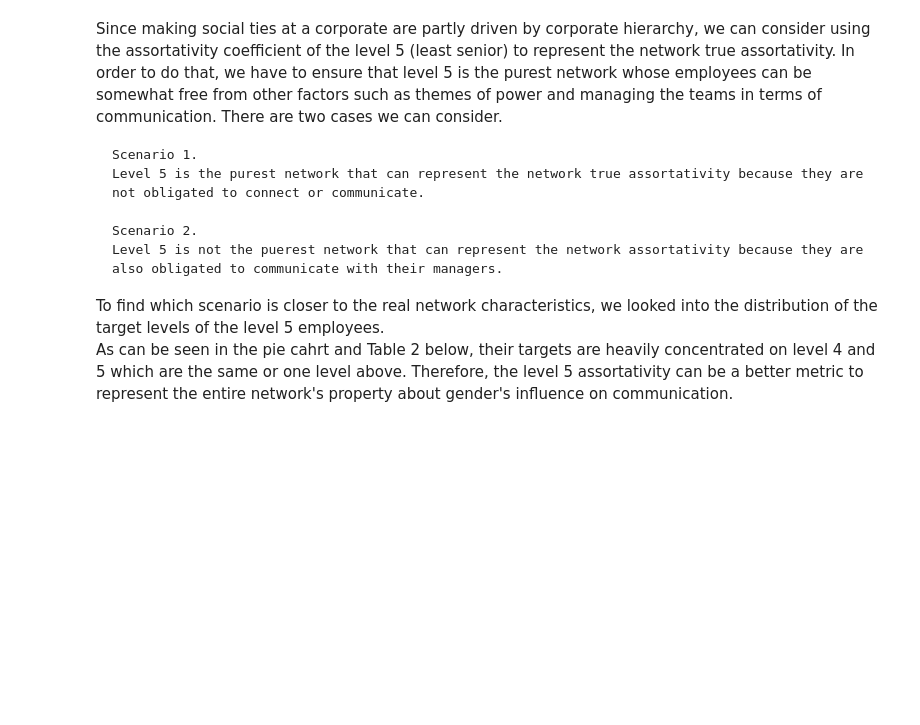
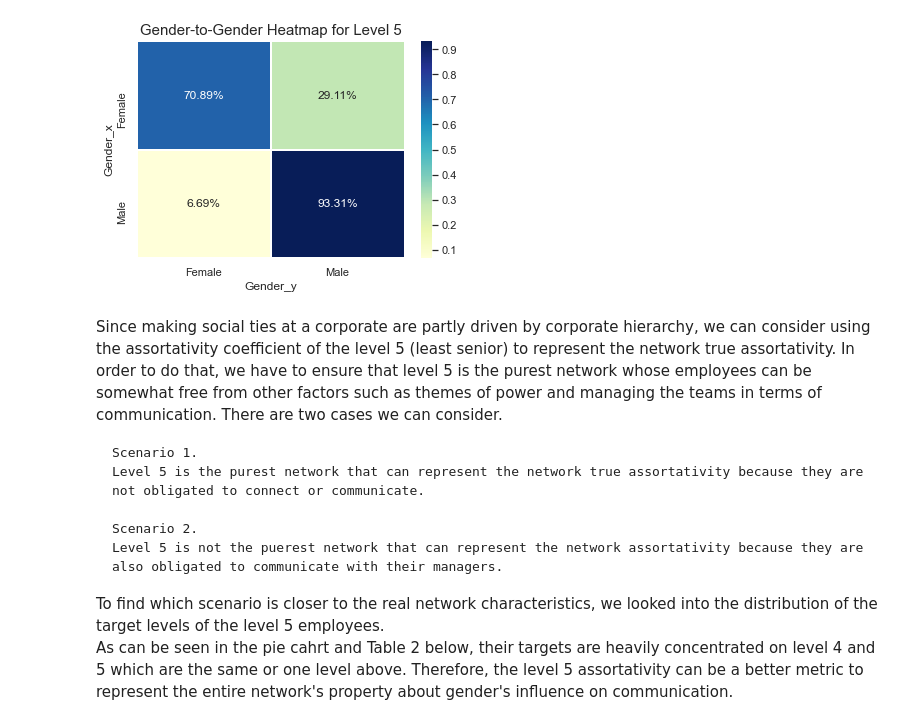
Before and after one commit to feelzoo/assortativity, a Jupyter notebook: Assortativity.ipynb, the cells around one changed output. Saved outputs shown, nothing was run; the diff lists cells and outputs as text; code cells hidden in the pictures; blank space fills up the shorter version.

```diff
--- a/Assortativity.ipynb
+++ b/Assortativity.ipynb
@@ -26,3 +31,7 @@ assortativity_level3
+# %%
+level5_heatmap()
+# %% [output]
+[figure, added]
 # %% [markdown]
 Since making social ties at a corporate are partly driven by corporate hierarchy, we can consider using the assortativity coefficient of the level 5 (least senior) to represent the network true assortativity. In order to do that, we have to ensure that level 5 is the purest network whose employees can be somewhat free from other factors such as themes of power and managing the teams in terms of communication. There are two cases we can consider.
 
```
Also changed, not shown: parts of 38 cells of this notebook.
